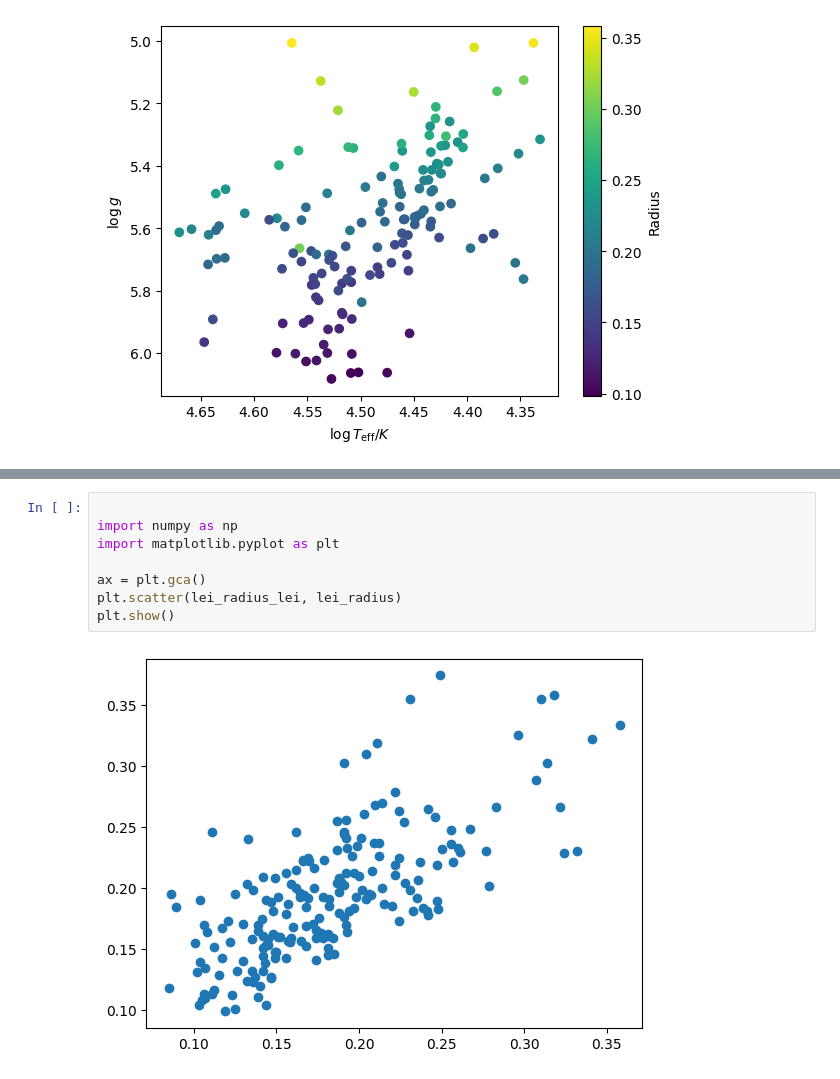
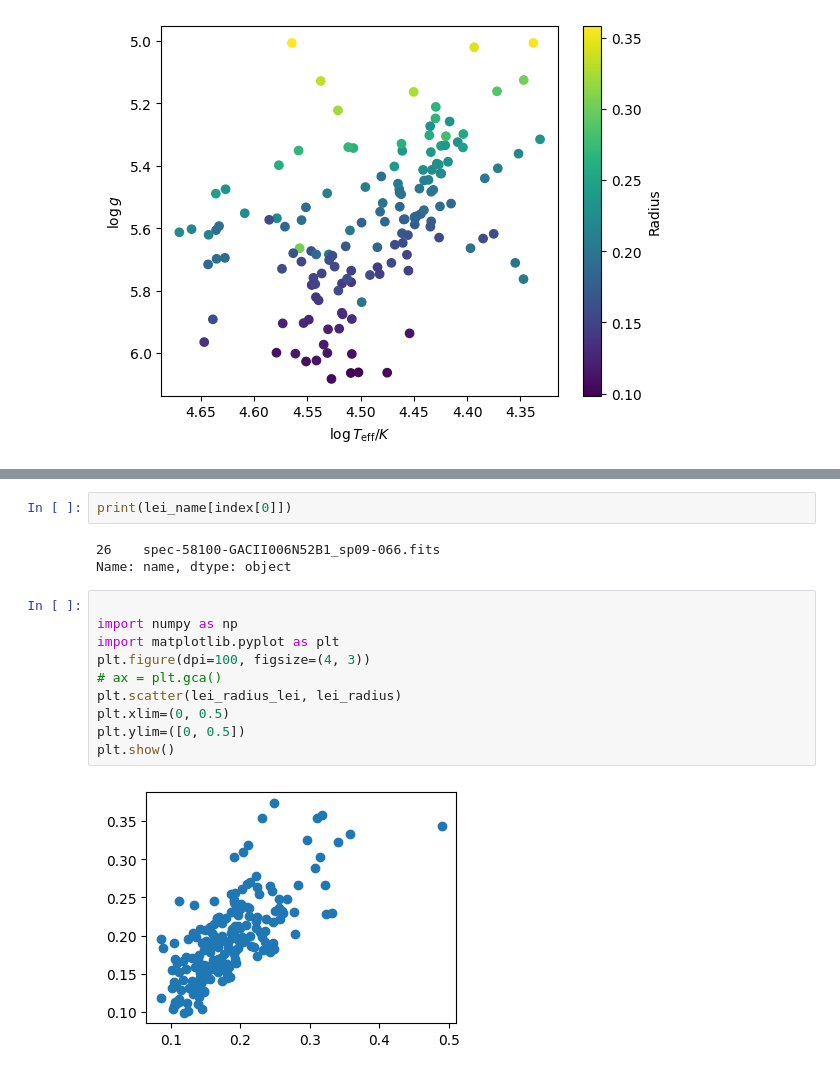
Before and after one commit to Asfmq/blog, a Jupyter notebook: MCMC/plot_result.ipynb, the cells around one changed output, grey strips where cells are left out. Saved outputs shown, nothing was run; the diff lists cells and outputs as text.

```diff
--- a/MCMC/plot_result.ipynb
+++ b/MCMC/plot_result.ipynb
@@ -1100,10 +1116,17 @@ plt.show()
+# %%
+print(lei_name[index[0]])
+# %% [output]
+26    spec-58100-GACII006N52B1_sp09-066.fits
+Name: name, dtype: object
 # %%
 
 import numpy as np
 import matplotlib.pyplot as plt
-
-ax = plt.gca()
+plt.figure(dpi=100, figsize=(4, 3))
+# ax = plt.gca()
 plt.scatter(lei_radius_lei, lei_radius)
+plt.xlim=(0, 0.5)
+plt.ylim=([0, 0.5])
 plt.show()
 # %% [output]
-[figure, old version]
+[figure, new version]
```
Also changed, not shown: parts of 4 cells of this notebook, 14 other files.
